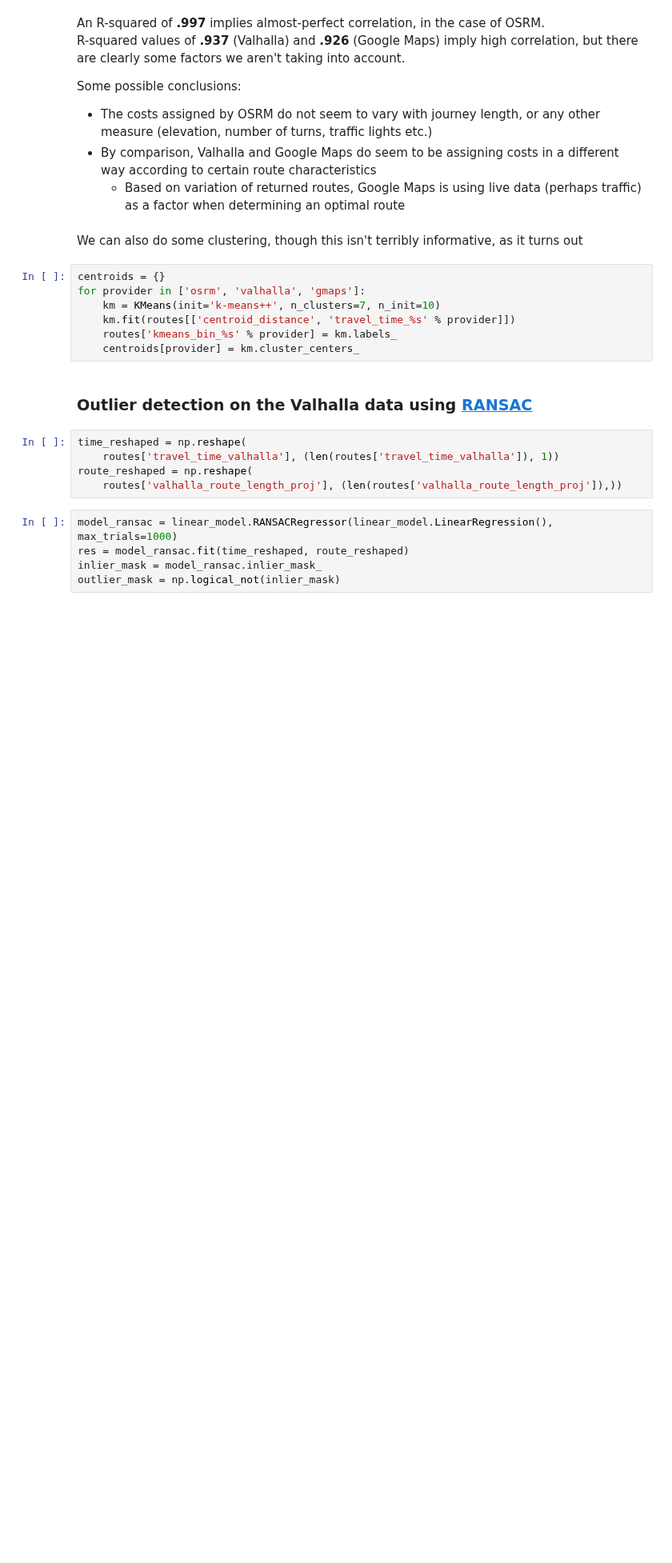
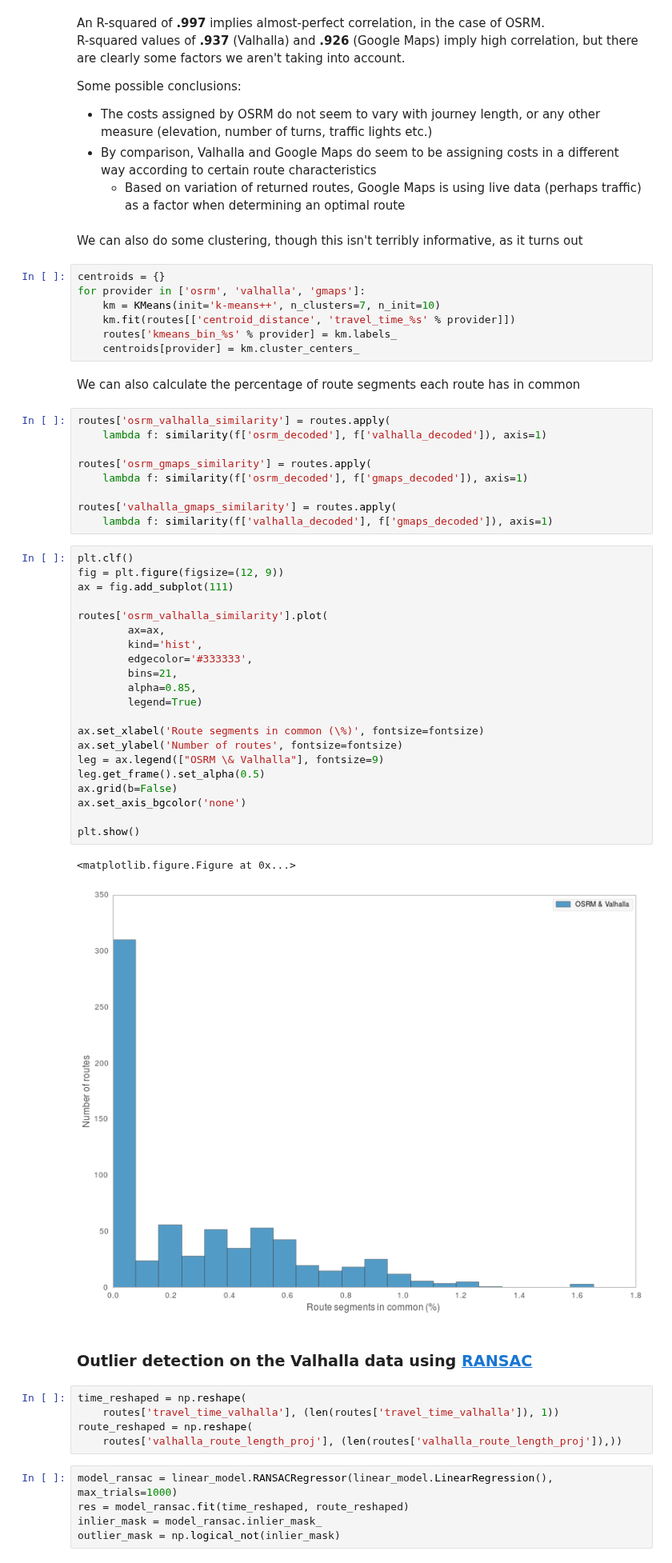
Before and after one commit to urschrei/router_comparison, a Jupyter notebook: OSRM_vs_Valhalla.ipynb, the cells around one changed output. Shown at 80% size. Cells and saved outputs as stored; diff of their text form; blank space fills up the shorter version.

Commit message:
First pass at route segment similarity measurement

```diff
--- a/OSRM_vs_Valhalla.ipynb
+++ b/OSRM_vs_Valhalla.ipynb
@@ -300,6 +307,41 @@ for provider in ['osrm', 'valhalla', 'gmaps']:
     km.fit(routes[['centroid_distance', 'travel_time_%s' % provider]])
     routes['kmeans_bin_%s' % provider] = km.labels_
     centroids[provider] = km.cluster_centers_
+# %% [markdown]
+We can also calculate the percentage of route segments each route has in common
+# %%
+routes['osrm_valhalla_similarity'] = routes.apply(
+    lambda f: similarity(f['osrm_decoded'], f['valhalla_decoded']), axis=1)
+
+routes['osrm_gmaps_similarity'] = routes.apply(
+    lambda f: similarity(f['osrm_decoded'], f['gmaps_decoded']), axis=1)
+
+routes['valhalla_gmaps_similarity'] = routes.apply(
+    lambda f: similarity(f['valhalla_decoded'], f['gmaps_decoded']), axis=1)
+# %%
+plt.clf()
+fig = plt.figure(figsize=(12, 9))
+ax = fig.add_subplot(111)
+
+routes['osrm_valhalla_similarity'].plot(
+        ax=ax,
+        kind='hist',
+        edgecolor='#333333',
+        bins=21,
+        alpha=0.85,
+        legend=True)
+
+ax.set_xlabel('Route segments in common (\%)', fontsize=fontsize)
+ax.set_ylabel('Number of routes', fontsize=fontsize)
+leg = ax.legend(["OSRM \& Valhalla"], fontsize=9)
+leg.get_frame().set_alpha(0.5)
+ax.grid(b=False)
+ax.set_axis_bgcolor('none')
+
+plt.show()
+# %% [output]
+<matplotlib.figure.Figure at 0x...>
+[figure, added]
 # %% [markdown]
 ### Outlier detection on the Valhalla data using [RANSAC](https://en.wikipedia.org/wiki/RANSAC)
 # %%
```
Also changed, not shown: parts of 3 cells of this notebook, 1 other file.
